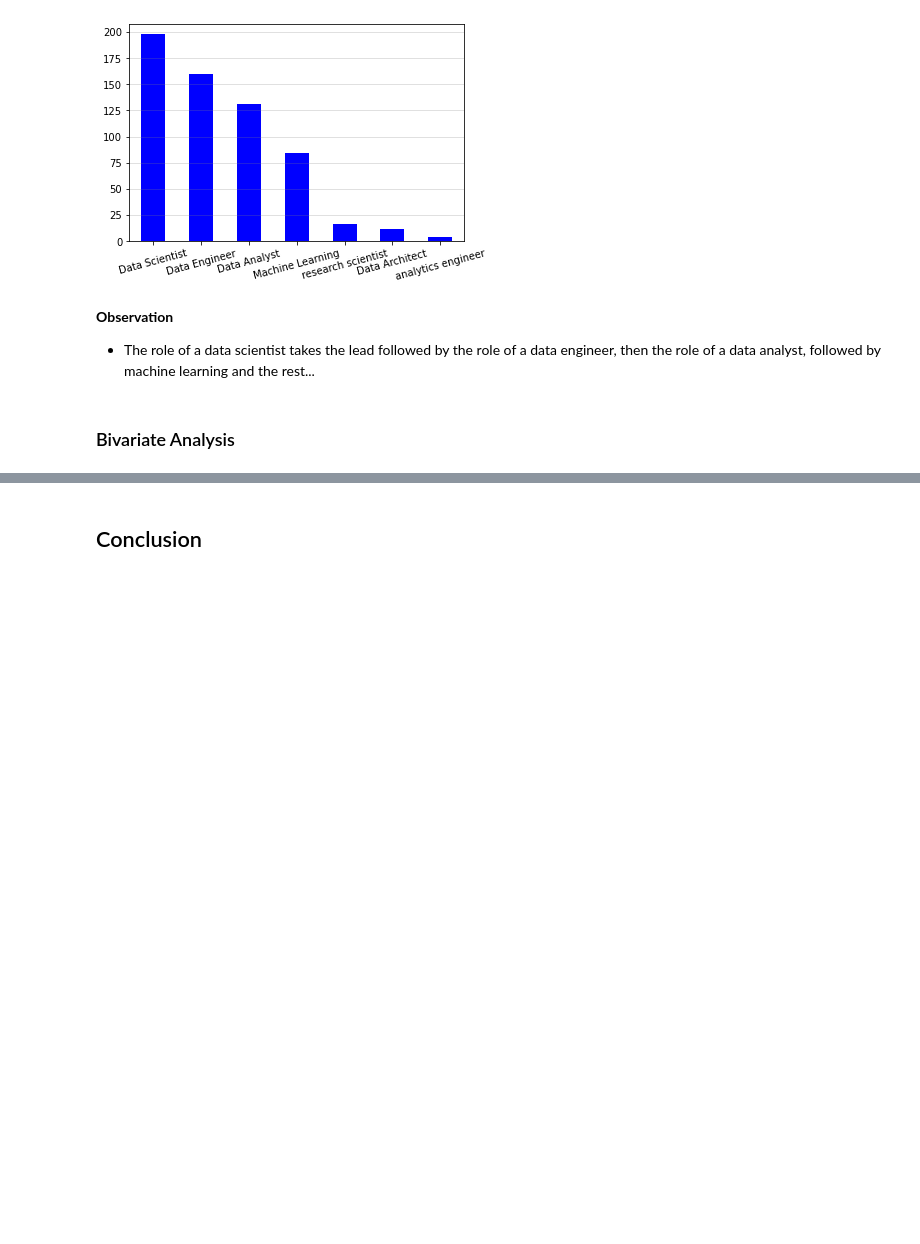
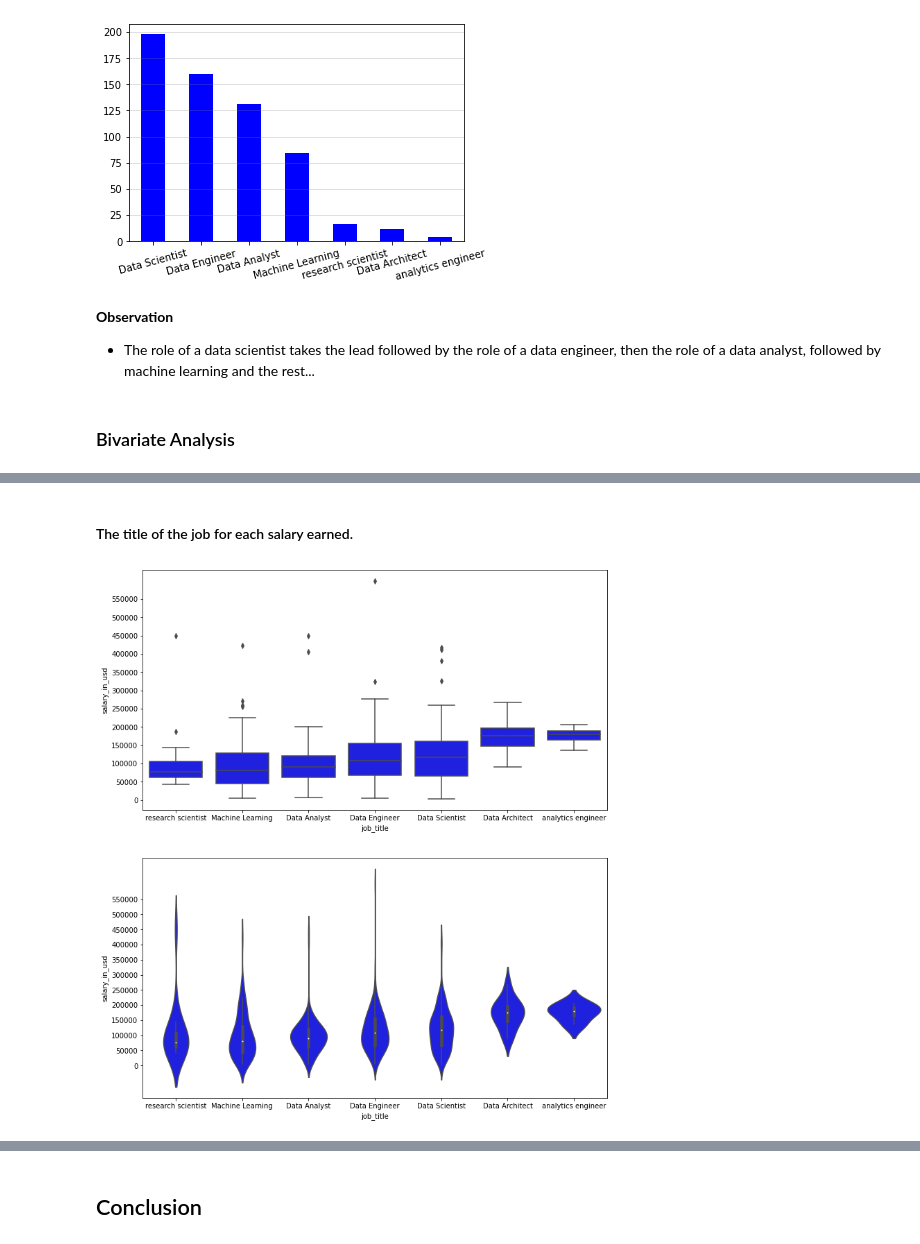
Before and after one commit to deelight-del/EDA_Data_science_salaries, a Jupyter notebook: EDA notebook.ipynb, the cells around one changed output, grey strips where cells are left out. Saved outputs shown, nothing was run; the diff lists cells and outputs as text; code cells hidden in the pictures; blank space fills up the shorter version.

```diff
--- a/EDA notebook.ipynb
+++ b/EDA notebook.ipynb
@@ -638,0 +674,17 @@ plt.xticks(rotation = 15);
+# %% [markdown]
+#### The title of the job for each salary earned.
+# %%
+order = df_clean.groupby("job_title")["salary_in_usd"].median().sort_values(ascending = True).index
+# %%
+plt.figure(figsize = [12, 14])
+plt.subplot(2, 1, 1)
+sns.boxplot(data = df_clean, x = "job_title", y = "salary_in_usd", color = "b", order=order)
+y_ticks = np.arange(0, 600000, 50000)
+plt.yticks(y_ticks, y_ticks)
+
+plt.subplot(2, 1, 2)
+sns.violinplot(data = df_clean, x = "job_title", y = "salary_in_usd", color = "b", order = order)
+y_ticks = np.arange(0, 600000, 50000)
+plt.yticks(y_ticks, y_ticks);
+# %% [output]
+[figure, added]
```
Also changed, not shown: parts of 46 cells of this notebook.
